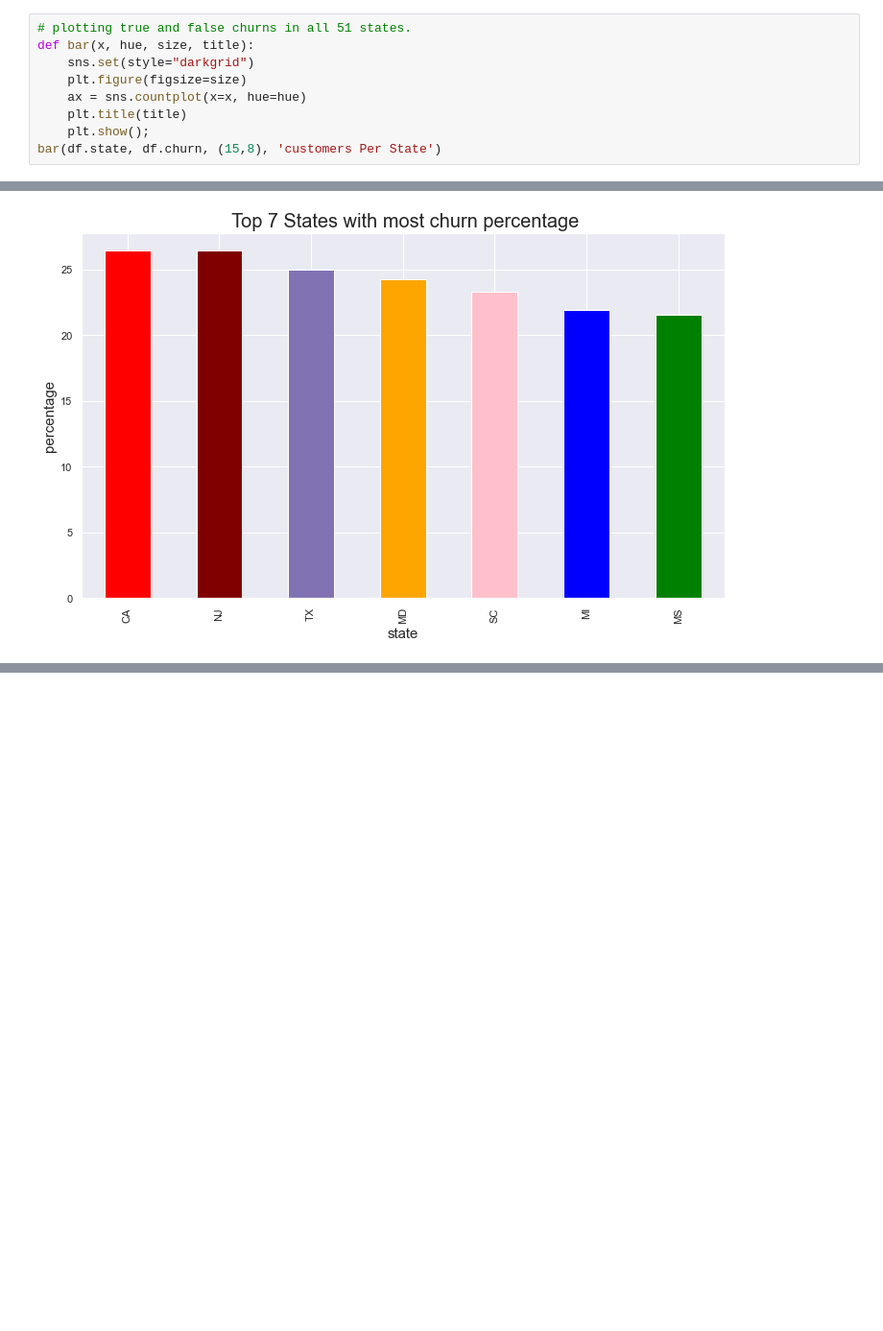
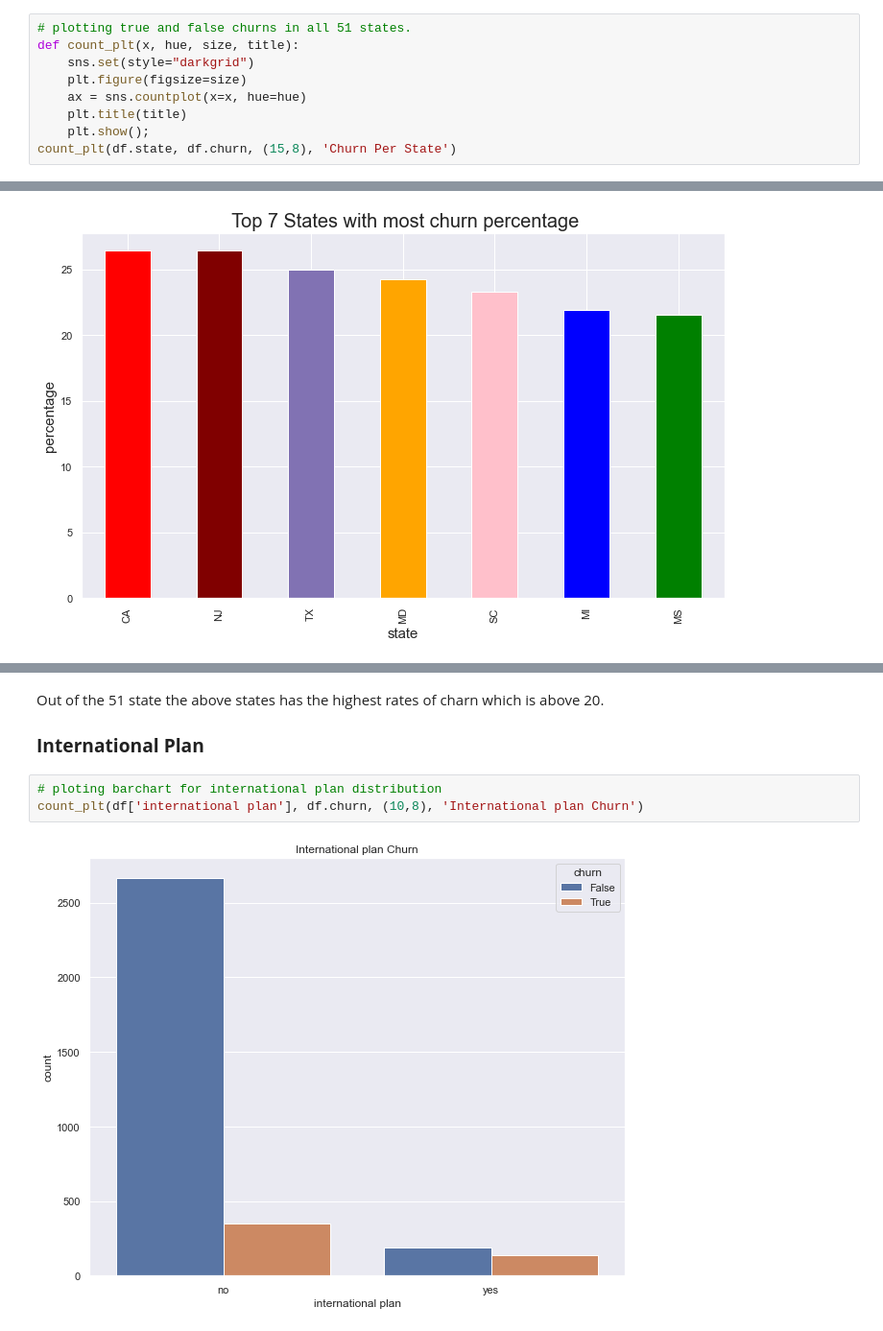
Before and after one commit to Leon380/Phase3_Project, a Jupyter notebook: notebook.ipynb, the cells around one changed output, grey strips where cells are left out. Shown at 96% size. Cells and saved outputs as stored; diff of their text form; blank space fills up the shorter version.

Commit message:
Internation plan EDA

```diff
--- a/notebook.ipynb
+++ b/notebook.ipynb
@@ -273,12 +274,12 @@ Majority of the SyriaTel customers are from WV state with a value of **106** cus
 Further on the `state` column, an understanding of the distribution of the churn per state will and value on our analysis.
 # %%
 # plotting true and false churns in all 51 states.
-def bar(x, hue, size, title):
+def count_plt(x, hue, size, title):
     sns.set(style="darkgrid")
     plt.figure(figsize=size)
     ax = sns.countplot(x=x, hue=hue)
     plt.title(title)
     plt.show();
-bar(df.state, df.churn, (15,8), 'customers Per State')
+count_plt(df.state, df.churn, (15,8), 'Churn Per State')
 # %% [output]
 [figure]
@@ -303,0 +318,9 @@ Among the 7 top states with churners, CA state has a higher percentage of churne
+# %% [markdown]
+Out of the 51 state the above states has the highest rates of charn which is above 20.
+
+### **International Plan**
+# %%
+# ploting barchart for international plan distribution
+count_plt(df['international plan'], df.churn, (10,8), 'International plan Churn')
+# %% [output]
+[figure, added]
```
Also changed, not shown: parts of 10 cells of this notebook.
